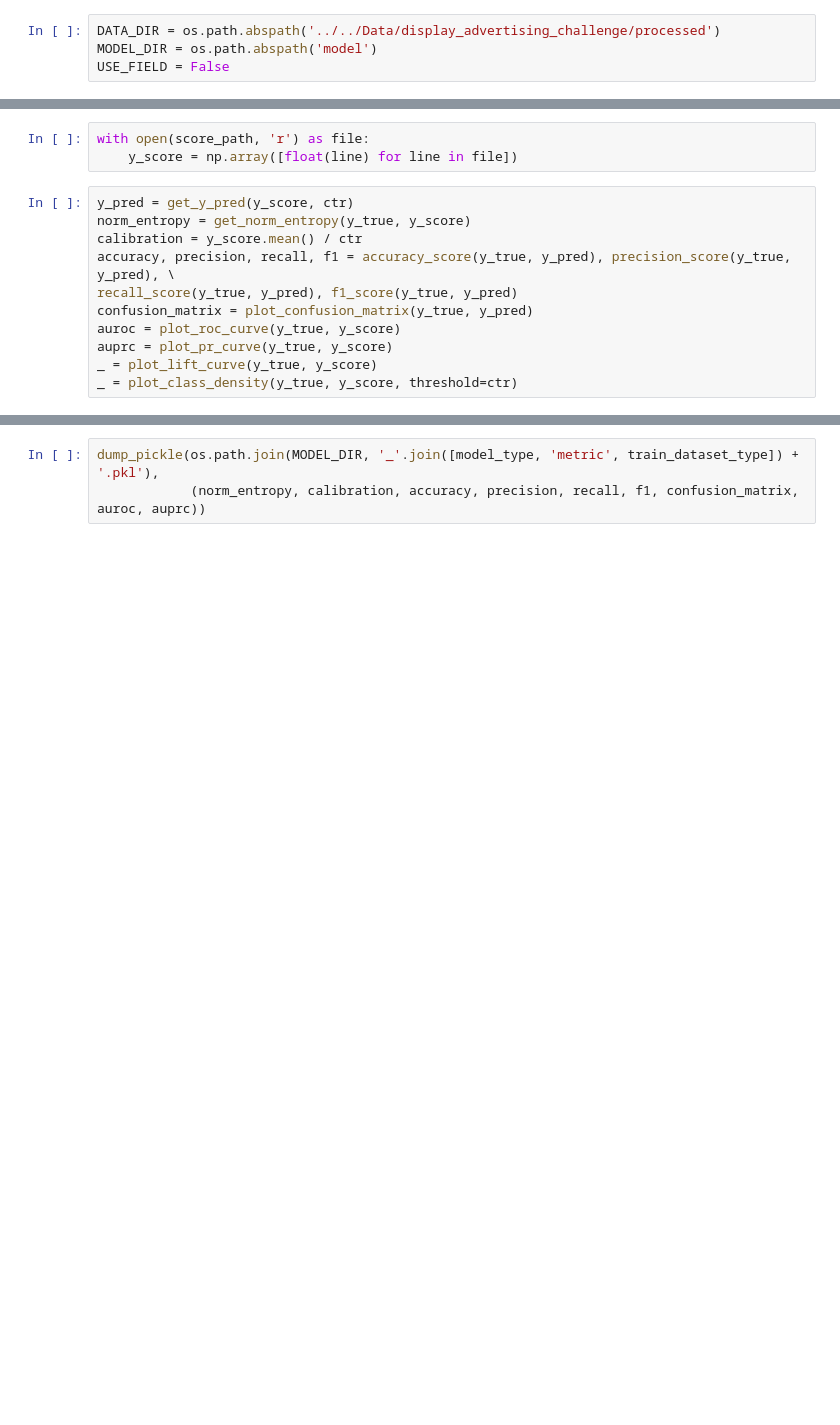
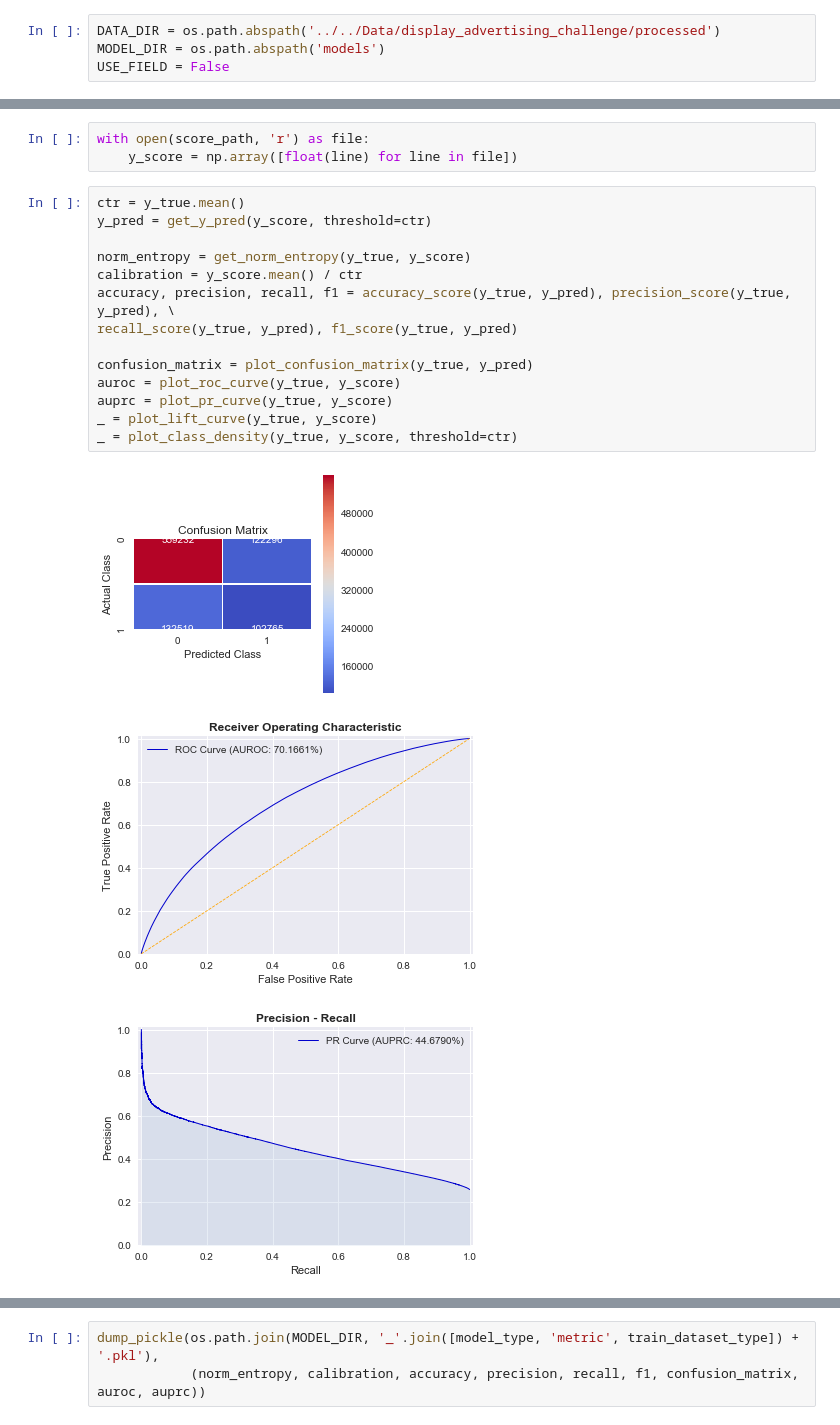
Before and after one commit to aldente0630/ctr_prediction, a Jupyter notebook: 04_training_xlearn_model.ipynb, the cells around one changed output, grey strips where cells are left out. Cells and saved outputs as stored; diff of their text form; blank space fills up the shorter version.

```diff
--- a/04_training_xlearn_model.ipynb
+++ b/04_training_xlearn_model.ipynb
@@ -15,7 +15,7 @@ from utils.measuring_performance import *
 from utils.misc import *
 # %%
 DATA_DIR = os.path.abspath('../../Data/display_advertising_challenge/processed')
-MODEL_DIR = os.path.abspath('model')
+MODEL_DIR = os.path.abspath('models')
 USE_FIELD = False
 # %%
 if not os.path.exists(MODEL_DIR):
@@ -124,13 +113,20 @@ with get_elapsed_time():
 with open(score_path, 'r') as file:
     y_score = np.array([float(line) for line in file])
 # %%
-y_pred = get_y_pred(y_score, ctr)
+ctr = y_true.mean()
+y_pred = get_y_pred(y_score, threshold=ctr)
+
 norm_entropy = get_norm_entropy(y_true, y_score)
 calibration = y_score.mean() / ctr
 accuracy, precision, recall, f1 = accuracy_score(y_true, y_pred), precision_score(y_true, y_pred), \
 recall_score(y_true, y_pred), f1_score(y_true, y_pred)
+
 confusion_matrix = plot_confusion_matrix(y_true, y_pred)
 auroc = plot_roc_curve(y_true, y_score)
 auprc = plot_pr_curve(y_true, y_score)
 _ = plot_lift_curve(y_true, y_score)
 _ = plot_class_density(y_true, y_score, threshold=ctr)
+# %% [output]
+[figure, added]
+[figure, added]
+[figure, added]
```
Also changed, not shown: parts of 6 cells of this notebook, 3 other files.
